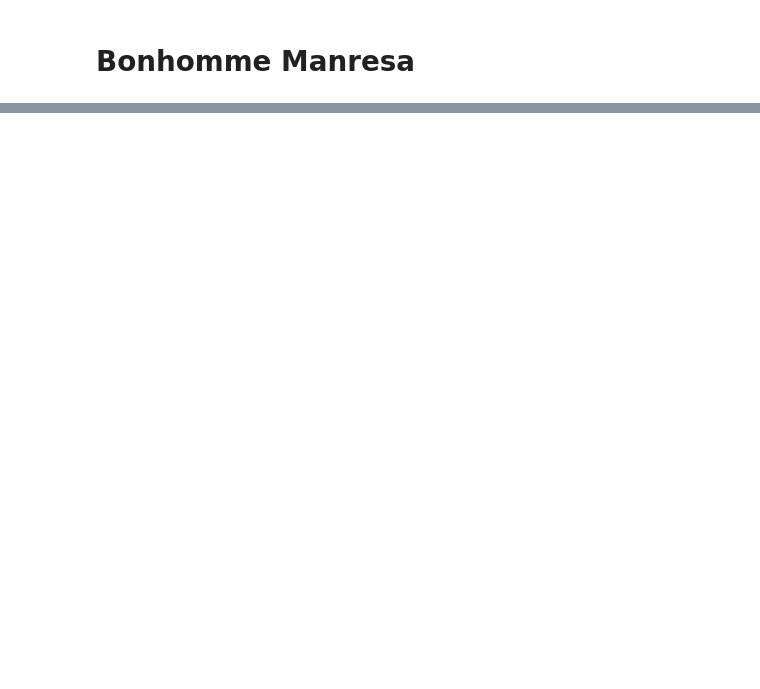
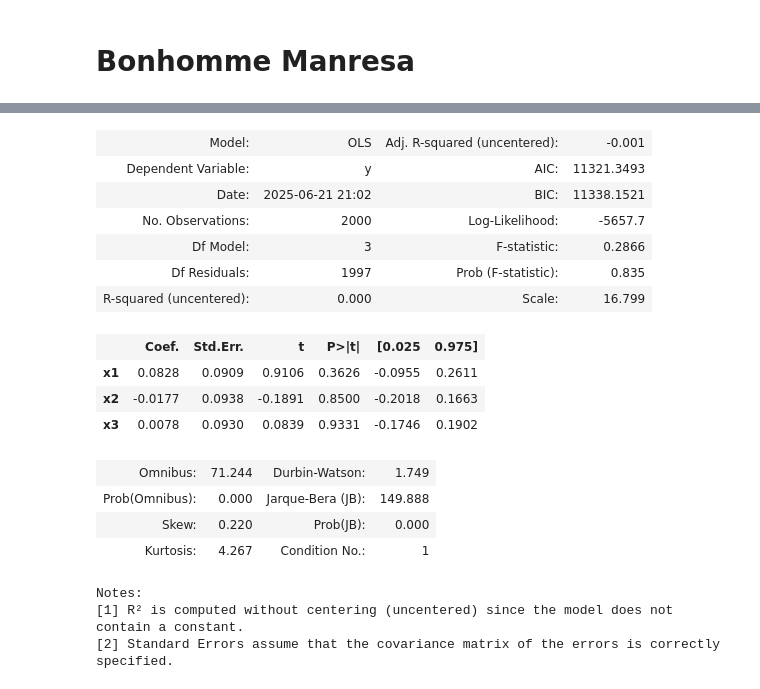
Before and after one commit to michadenheijer/groupedpaneldatamodels, a Jupyter notebook: compute_performance.ipynb, the cells around one changed output, grey strips where cells are left out. Cells and saved outputs as stored; diff of their text form; code cells hidden in the pictures; blank space fills up the shorter version.

```diff
--- a/compute_performance.ipynb
+++ b/compute_performance.ipynb
@@ -55,0 +42,26 @@ KeyboardInterrupt:
+# %%
+runs = pickle.load(open("development/generated_data/dgp1_n100_t20_G3_k3.pkl", "rb"))
+
+from statsmodels.api import OLS
+OLS(np.float32(runs[0][1].reshape(1, -1)).T, np.float32(runs[0][0].reshape(3, -1)).T).fit().summary2()
+
+# np.float32(runs[0][0].reshape(3, -1)).shape
+# %% [output]
+| Model: | OLS | Adj. R-squared (uncentered): | -0.001 |
+| Dependent Variable: | y | AIC: | 11321.3493 |
+| Date: | 2025-06-21 21:02 | BIC: | 11338.1521 |
+| No. Observations: | 2000 | Log-Likelihood: | -5657.7 |
+| Df Model: | 3 | F-statistic: | 0.2866 |
+| Df Residuals: | 1997 | Prob (F-statistic): | 0.835 |
+| R-squared (uncentered): | 0.000 | Scale: | 16.799 |
+|  | Coef. | Std.Err. | t | P>|t| | [0.025 | 0.975] |
+| x1 | 0.0828 | 0.0909 | 0.9106 | 0.3626 | -0.0955 | 0.2611 |
+| x2 | -0.0177 | 0.0938 | -0.1891 | 0.8500 | -0.2018 | 0.1663 |
+| x3 | 0.0078 | 0.0930 | 0.0839 | 0.9331 | -0.1746 | 0.1902 |
+| Omnibus: | 71.244 | Durbin-Watson: | 1.749 |
+| Prob(Omnibus): | 0.000 | Jarque-Bera (JB): | 149.888 |
+| Skew: | 0.220 | Prob(JB): | 0.000 |
+| Kurtosis: | 4.267 | Condition No.: | 1 |
+Notes:
+[1] R² is computed without centering (uncentered) since the model does not contain a constant.
+[2] Standard Errors assume that the covariance matrix of the errors is correctly specified.
```
Also changed, not shown: parts of 11 cells of this notebook, 9 other files.
